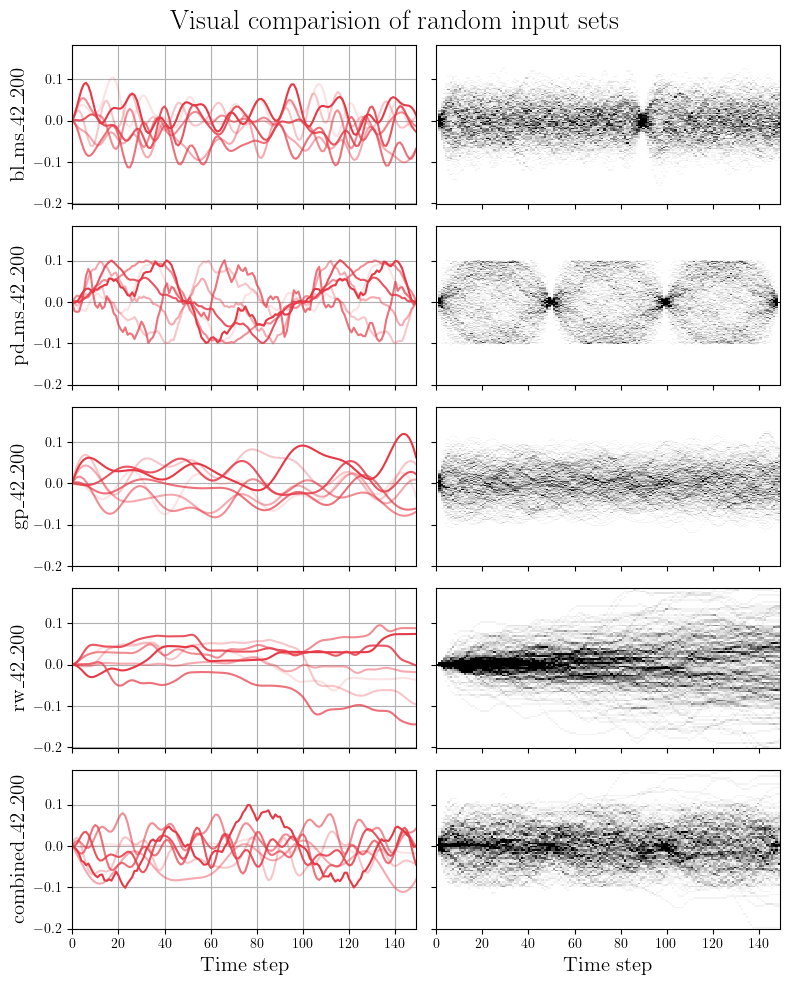
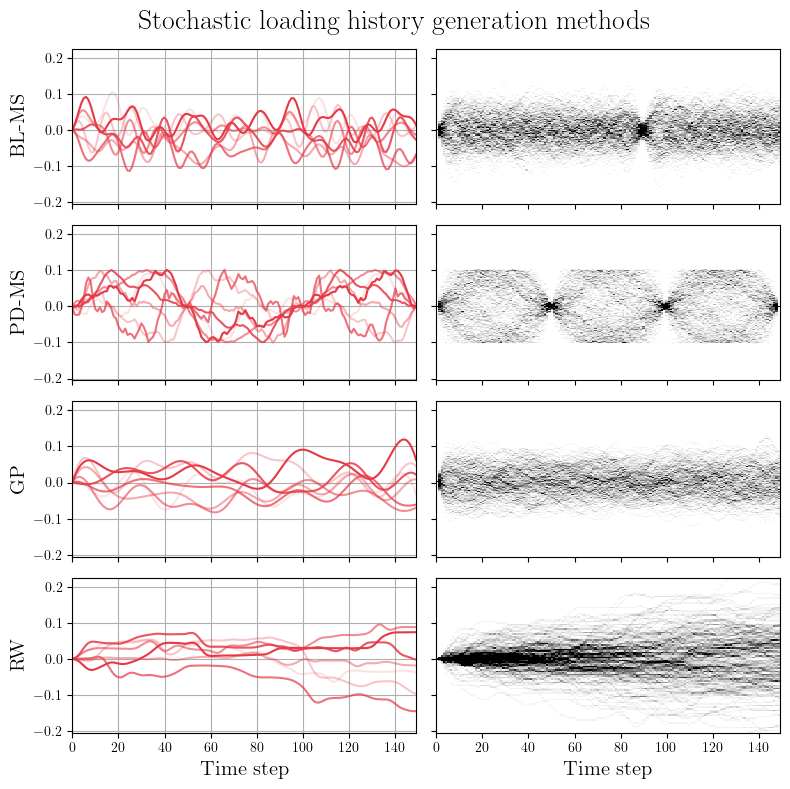
The change to this notebook cell's code, shown as a diff; its figure went from the first image to the second:
--- before
+++ after
@@ -1,13 +1,13 @@
 num = len(rand_inputs)
 fig, ax = plt.subplots(num,2,figsize=(8,2*num), dpi=100,sharex=True,sharey=True)
-fig.suptitle('Visual comparision of random input sets',fontsize=20)
+fig.suptitle('Stochastic loading history generation methods', fontsize=20)
 
 for i in range(num):
     rand_inputs[i].plot_samples(ax=ax[i,0],num_samples=7)
     rand_inputs[i].plot_histogram(ax=ax[i,1],bins_time=150,bins_value=100,vmin=0,vmax=10,cmap='Greys')
-    ax[i,0].set_ylabel(f'{rand_inputs[i].name}',fontsize=15)
+    ax[i,0].set_ylabel(f'{dataset_str(rand_inputs[i].name, seed=False, num=False)}',fontsize=15)
 ax[-1,0].set_xlabel('Time step',fontsize=15)
 ax[-1,1].set_xlabel('Time step',fontsize=15)
 plt.tight_layout()
-plt.savefig(root / 'figures' / 'random-input-sets.png',dpi=250)
+plt.savefig(figure_path / 'random-input-sets.png',dpi=250)
 plt.show()

Commit: Final evaluation applied